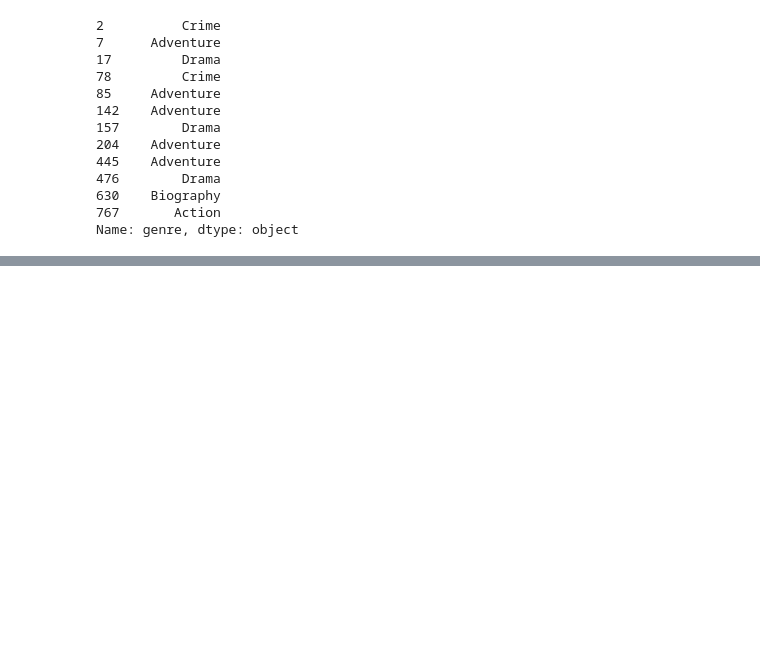
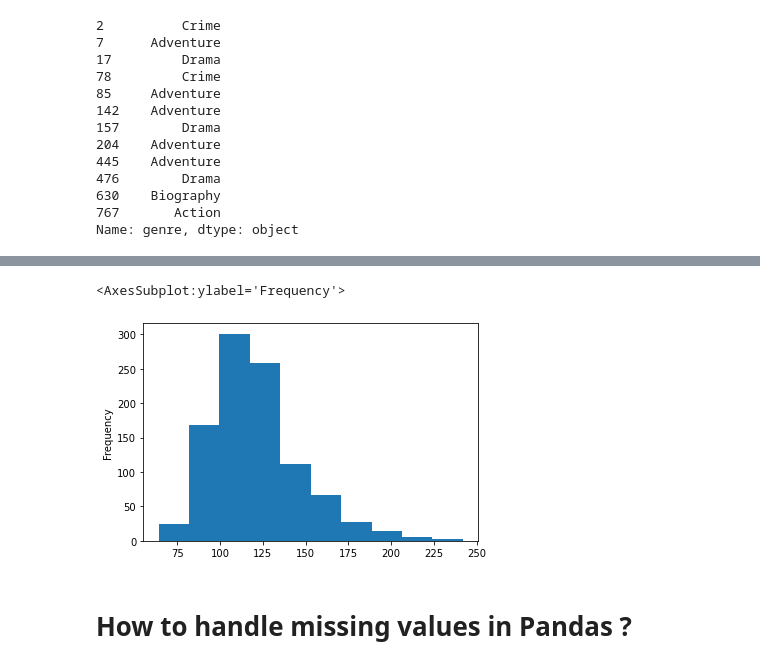
Before and after one commit to HridayAg0102/Summer-Analytics-2022, a Jupyter notebook: Pandas/Pandas_Revision.ipynb, the cells around one changed output, grey strips where cells are left out. Saved outputs shown, nothing was run; the diff lists cells and outputs as text; code cells hidden in the pictures; blank space fills up the shorter version.

```diff
--- a/Pandas/Pandas_Revision.ipynb
+++ b/Pandas/Pandas_Revision.ipynb
@@ -373,0 +374,6 @@ Name: genre, dtype: object
+# %%
+import pandas as pd
+
+movies = pd.read_csv('http://bit.ly/imdbratings')
+
+movies.head()
@@ -373,0 +505,8 @@ Name: genre, dtype: object
+# %%
+%matplotlib inline
+movies.duration.plot(kind="hist")
+# %% [output]
+<AxesSubplot:ylabel='Frequency'>
+[figure, added]
+# %% [markdown]
+# How to handle missing values in Pandas ?
```
Also changed, not shown: parts of 23 cells of this notebook, 1 other file.
